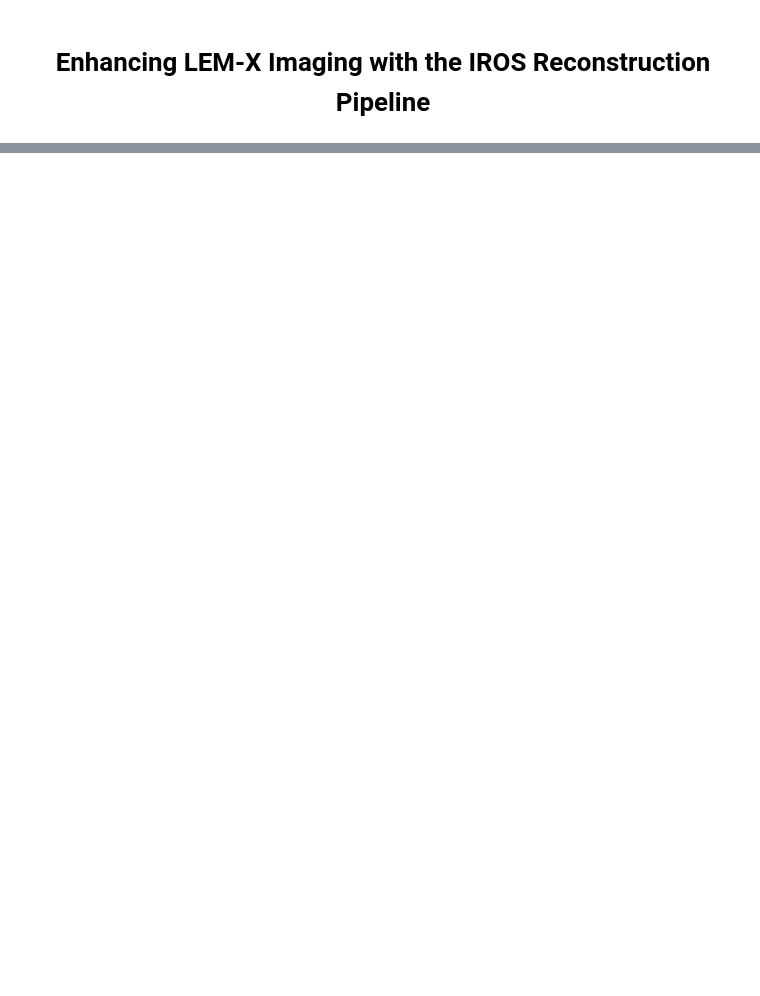
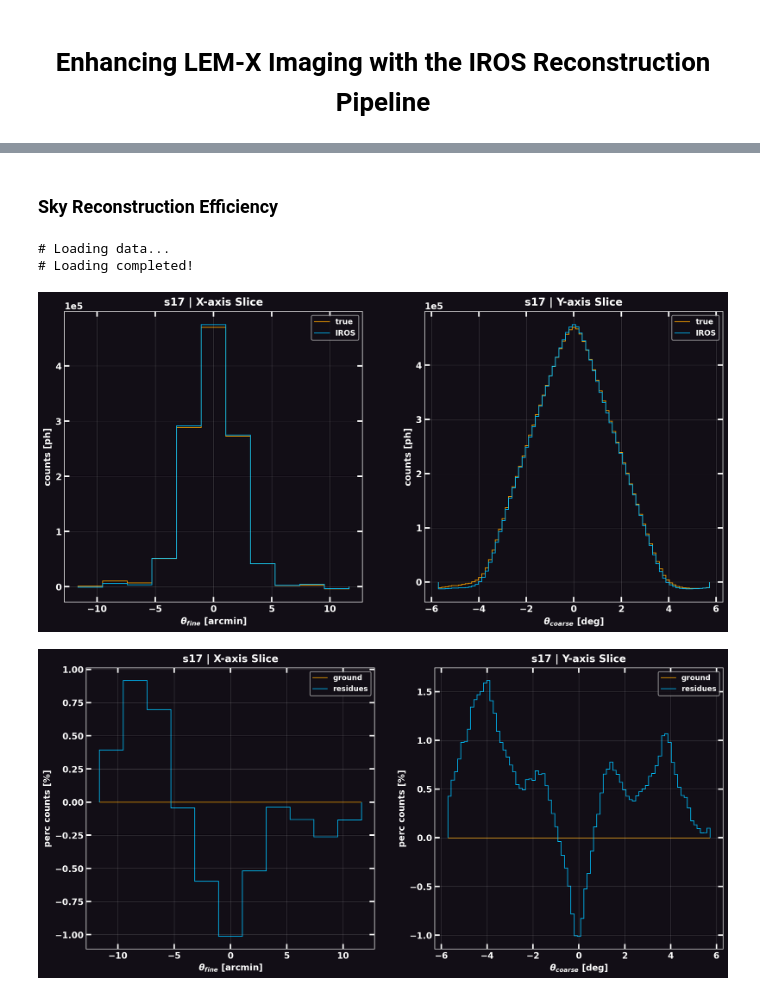
Before and after one commit to EdoardoGiancarli/LearningCodedMasks, a Jupyter notebook: IROS/DEMO_IROS_ANALYSIS_PAPER.ipynb, the cells around one changed output, grey strips where cells are left out. Cells and saved outputs as stored; diff of their text form; code cells hidden in the pictures; blank space fills up the shorter version.

```diff
--- a/IROS/DEMO_IROS_ANALYSIS_PAPER.ipynb
+++ b/IROS/DEMO_IROS_ANALYSIS_PAPER.ipynb
@@ -31,10 +32,14 @@ ID_CAMERA_A: str = "cam1a"
 ID_CAMERA_B: str = "cam1b"
 DATASET: str = "reconstructed"
 
+RUN_ID: str = 'test_routine_2-6keV'
+
 filepaths: dict[str, dict[str, Path]] = simulation_files(f"{SIM_PATH}/{SKYFIELD}/{DATA_FITS}")
 
-sdlA = ds.get_data(filepaths[ID_CAMERA_A][DATASET])
-sdlB = ds.get_data(filepaths[ID_CAMERA_B][DATASET])
+E_min, E_max = 2.0, 6.0   # [keV]
+
+sdlA = ds.get_data(filepaths[ID_CAMERA_A][DATASET], E_min=E_min, E_max=E_max)
+sdlB = ds.get_data(filepaths[ID_CAMERA_B][DATASET], E_min=E_min, E_max=E_max)
 # %% [markdown]
 **Analysis prompt**
 
@@ -75,3 +80,14 @@ sdlB = ds.get_data(filepaths[ID_CAMERA_B][DATASET])
 <br>
 
 <br>
+# %% [markdown]
+### **Sky Reconstruction Efficiency**
+# %%
+from bloodmoon.mask import count, decode
+
+detector, _ = count(wfm, sdlA.DLdata)
+true_skyA = decode(wfm, detector)
+logA, _ = ds.load_database(f"{SIM_PATH}/{RUN_ID}/IROS_sources_database.fits")
+# %% [output]
+# Loading data...
+# Loading completed!
@@ -77,0 +160,30 @@ sdlB = ds.get_data(filepaths[ID_CAMERA_B][DATASET])
+# %%
+from bloodmoon.optim import model_sky
+
+IDX: int = 0
+KWS = {
+    'pos': (logA.log['y'][IDX], logA.log['x'][IDX]),
+    'crp': (40, 5),
+    'title_prefix': logA.log['ID'][IDX],
+    'color': ('Orange', 'DeepSkyBlue'),
+}
+
+template = model_sky(wfm, logA.log['shift_x'][IDX], logA.log['shift_y'][IDX], logA.log['fluence'][IDX])
+residues = (true_skyA - template) * 100 / true_skyA[KWS['pos']]
+
+custom_slices_plot(
+    camera=wfm,
+    sky=(true_skyA, template),
+    labels=('true', 'IROS'),
+    **KWS,
+)
+custom_slices_plot(
+    camera=wfm,
+    sky=(np.zeros_like(residues), residues),
+    labels=('ground', 'residues'),
+    ylabel=r'perc counts [%]',
+    **KWS,
+)
+# %% [output]
+[figure, added]
+[figure, added]
```
Also changed, not shown: parts of 4 cells of this notebook, 1 other file.
